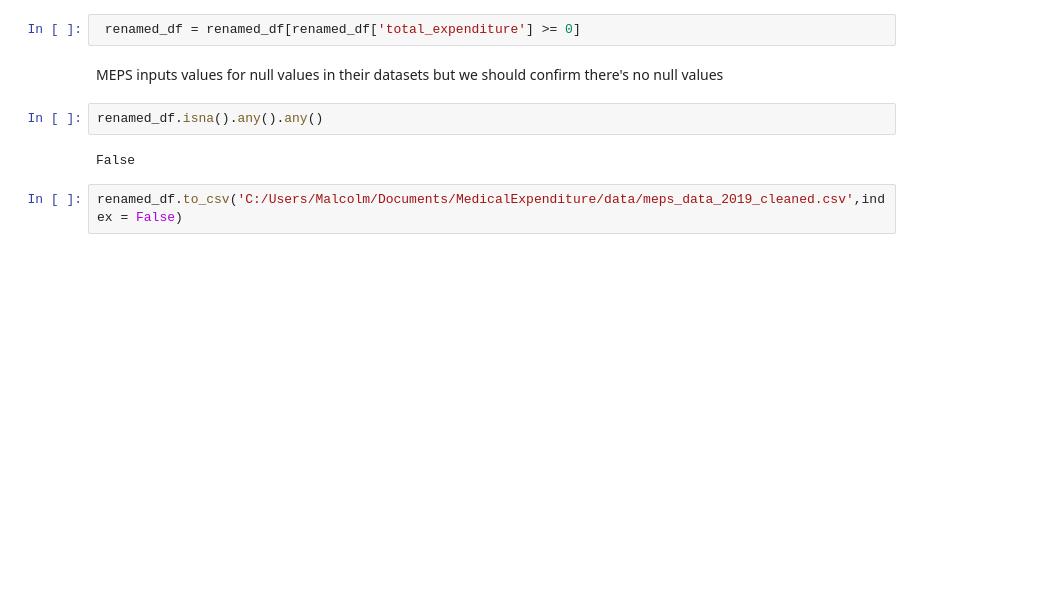
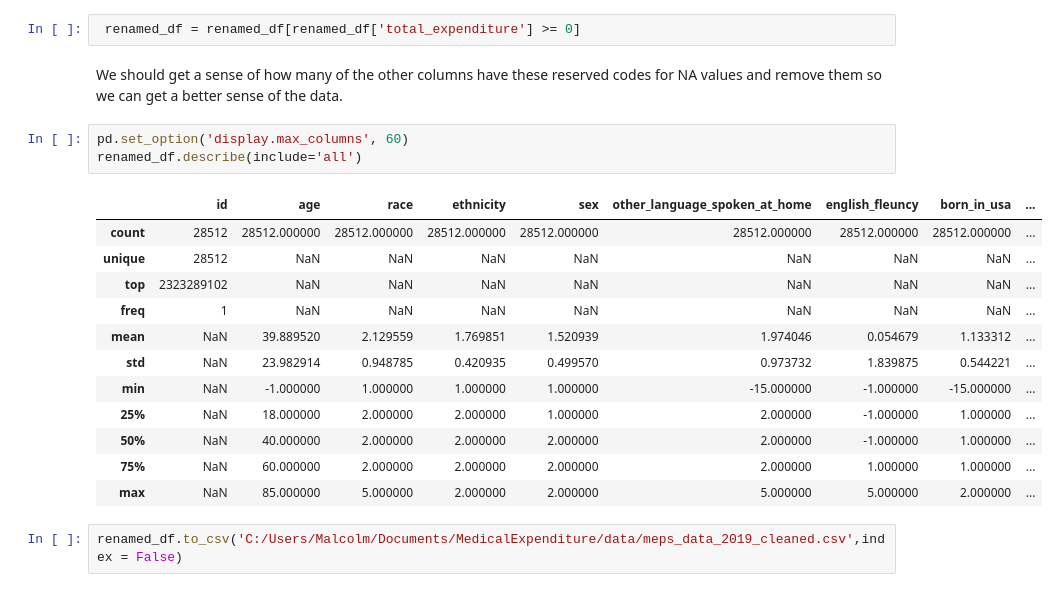
Before and after one commit to malmuntazarharris/medical-expenditure-prediction, a Jupyter notebook: datacleaning.ipynb, the cells around one changed output. Drawn from its saved outputs; the diff is of its cells as text; blank space fills up the shorter version.

Commit message:
Update data cleaning

```diff
--- a/datacleaning.ipynb
+++ b/datacleaning.ipynb
@@ -213,11 +213,23 @@ Our target for our model is total expenditure so we should omit any records with
 ![image.png](attachment:image.png)
 # %%
  renamed_df = renamed_df[renamed_df['total_expenditure'] >= 0]
-# %% [markdown]
-MEPS inputs values for null values in their datasets but we should confirm there's no null values
-# %%
-renamed_df.isna().any().any()
-# %% [output]
-False
+# %% [markdown]
+We should get a sense of how many of the other columns have these reserved codes for NA values and remove them so we can get a better sense of the data.
+# %%
+pd.set_option('display.max_columns', 60)
+renamed_df.describe(include='all')
+# %% [output]
+|  | id | age | race | ethnicity | sex | other_language_spoken_at_home | english_fleuncy | born_in_usa | ... |
+| count | 28512 | 28512.000000 | 28512.000000 | 28512.000000 | 28512.000000 | 28512.000000 | 28512.000000 | 28512.000000 | ... |
+| unique | 28512 | NaN | NaN | NaN | NaN | NaN | NaN | NaN | ... |
+| top | 2323289102 | NaN | NaN | NaN | NaN | NaN | NaN | NaN | ... |
+| freq | 1 | NaN | NaN | NaN | NaN | NaN | NaN | NaN | ... |
+| mean | NaN | 39.889520 | 2.129559 | 1.769851 | 1.520939 | 1.974046 | 0.054679 | 1.133312 | ... |
+| std | NaN | 23.982914 | 0.948785 | 0.420935 | 0.499570 | 0.973732 | 1.839875 | 0.544221 | ... |
+| min | NaN | -1.000000 | 1.000000 | 1.000000 | 1.000000 | -15.000000 | -1.000000 | -15.000000 | ... |
+| 25% | NaN | 18.000000 | 2.000000 | 2.000000 | 1.000000 | 2.000000 | -1.000000 | 1.000000 | ... |
+| 50% | NaN | 40.000000 | 2.000000 | 2.000000 | 2.000000 | 2.000000 | -1.000000 | 1.000000 | ... |
+| 75% | NaN | 60.000000 | 2.000000 | 2.000000 | 2.000000 | 2.000000 | 1.000000 | 1.000000 | ... |
+| max | NaN | 85.000000 | 5.000000 | 2.000000 | 2.000000 | 5.000000 | 5.000000 | 2.000000 | ... |
 # %%
 renamed_df.to_csv('C:/Users/Malcolm/Documents/MedicalExpenditure/data/meps_data_2019_cleaned.csv',index = False)
```
Also changed, not shown: parts of 3 cells of this notebook.
